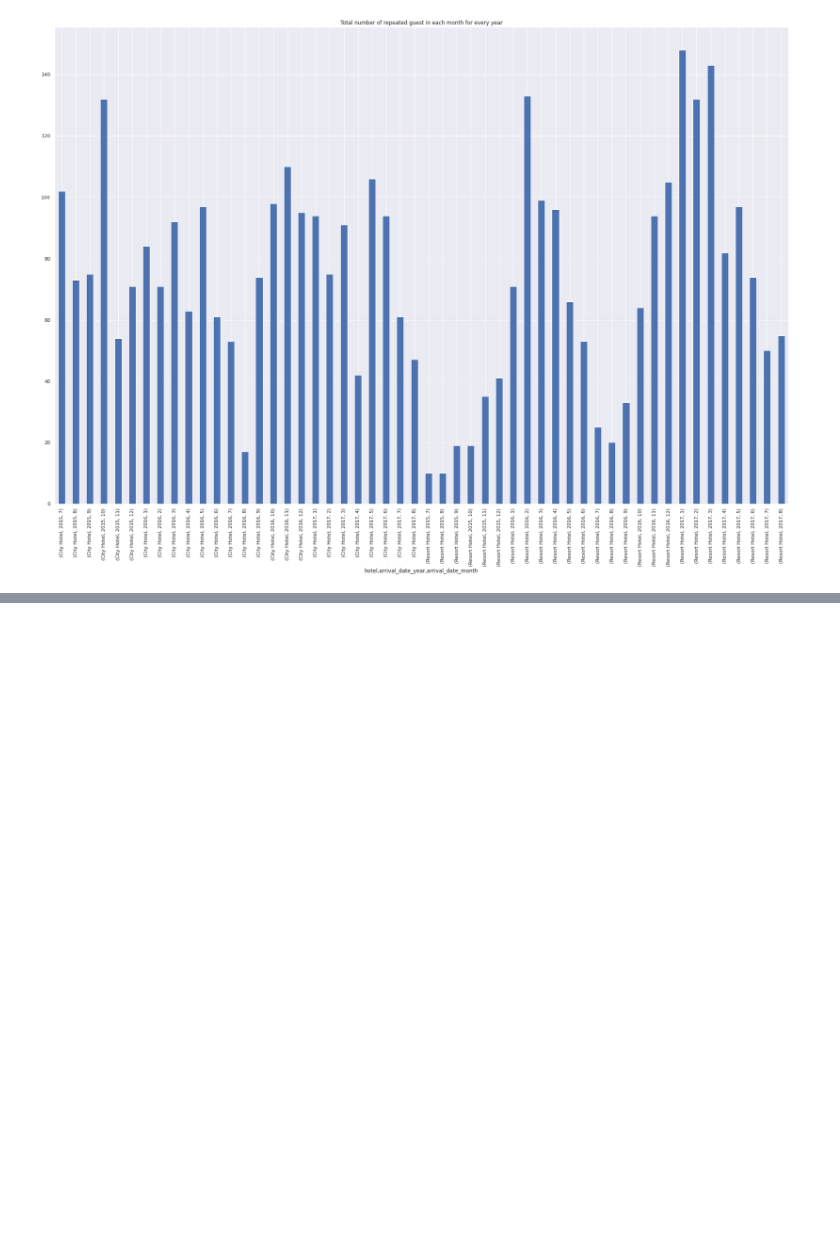
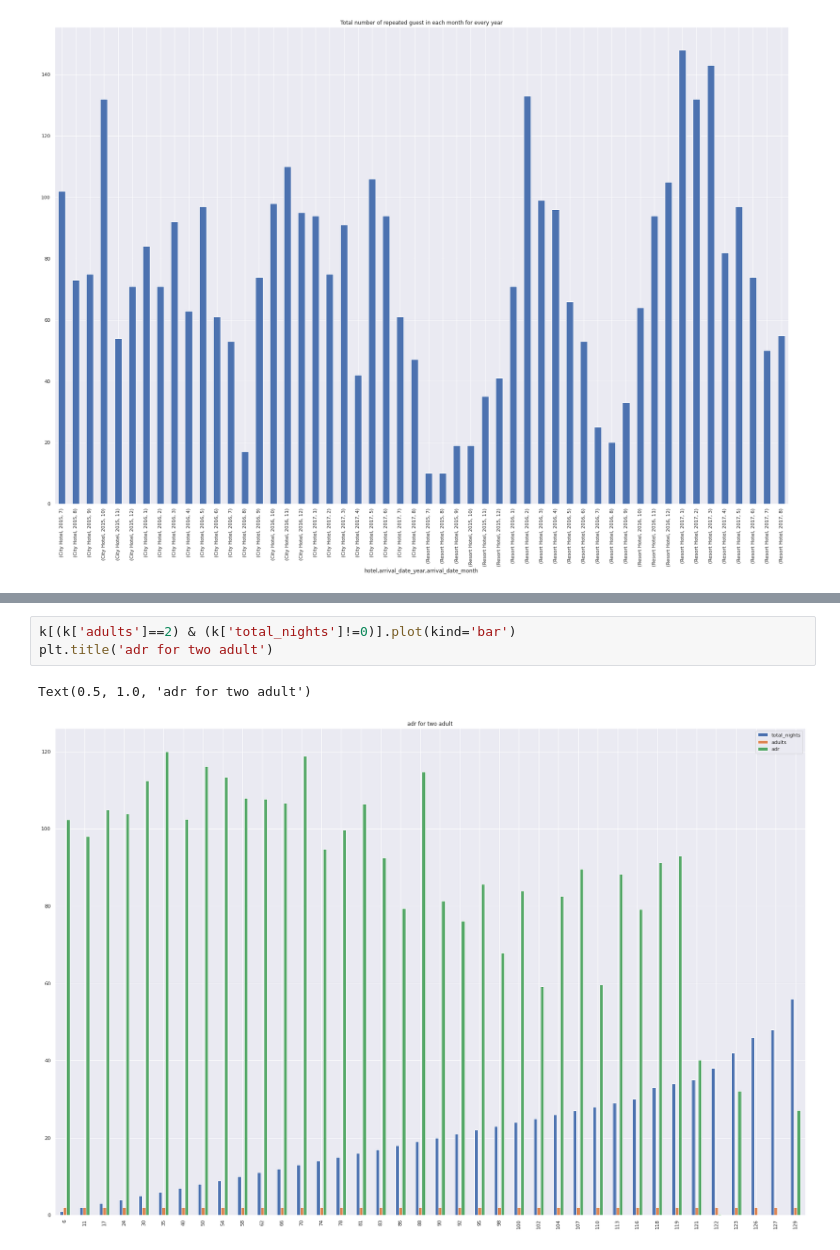
Before and after one commit to shivakumar17/hotel-booking, a Jupyter notebook: Copy_of_Hotel_Booking_Analysis_Capstone_Project.ipynb, the cells around one changed output, grey strips where cells are left out. Cells and saved outputs as stored; diff of their text form; blank space fills up the shorter version.

```diff
--- a/Copy_of_Hotel_Booking_Analysis_Capstone_Project.ipynb
+++ b/Copy_of_Hotel_Booking_Analysis_Capstone_Project.ipynb
@@ -362,0 +484,6 @@ Text(0.5, 1.0, 'Total number of repeated guest in each month for every year')
+# %%
+k[(k['adults']==2) & (k['total_nights']!=0)].plot(kind='bar')
+plt.title('adr for two adult')
+# %% [output]
+Text(0.5, 1.0, 'adr for two adult')
+[figure, added]
```
Also changed, not shown: parts of 18 cells of this notebook.
